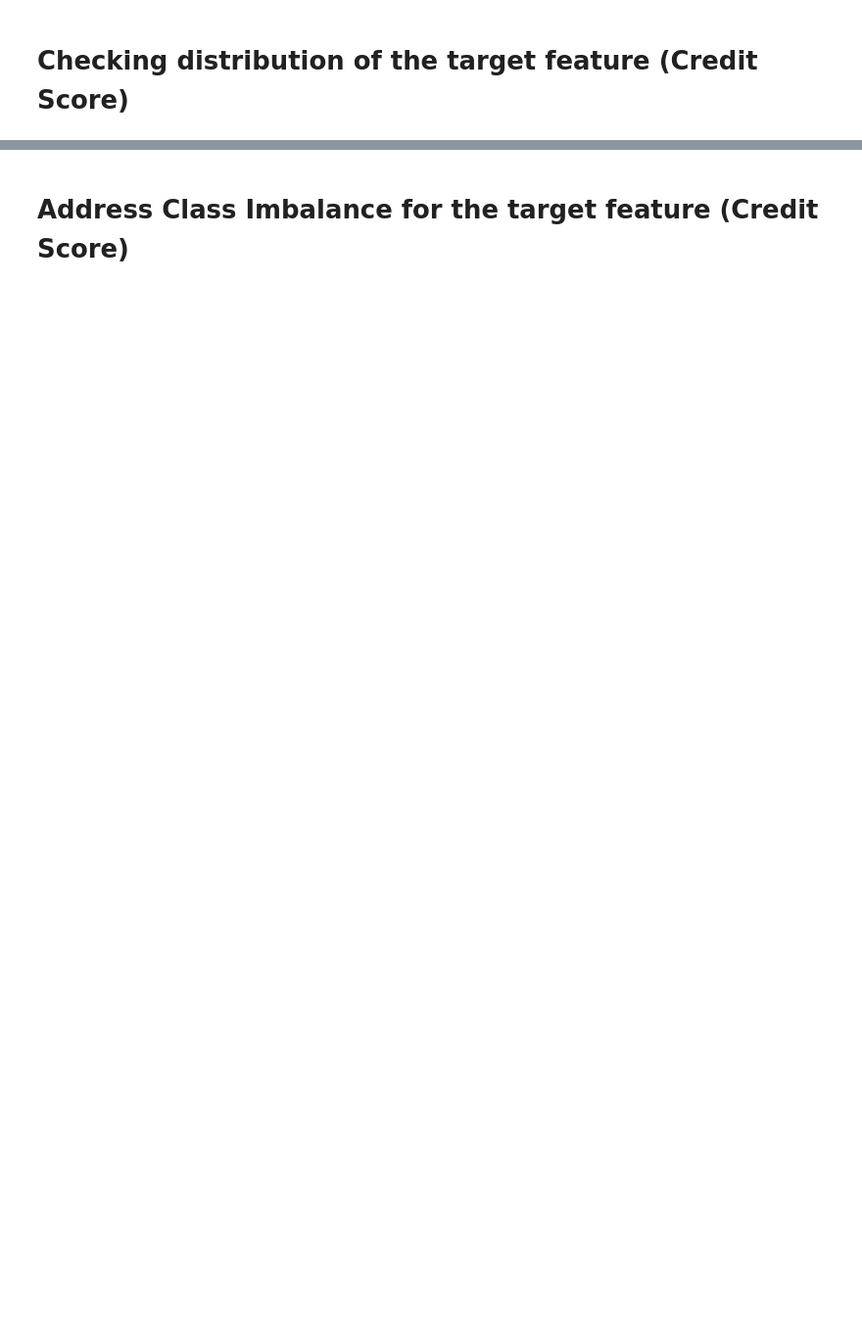
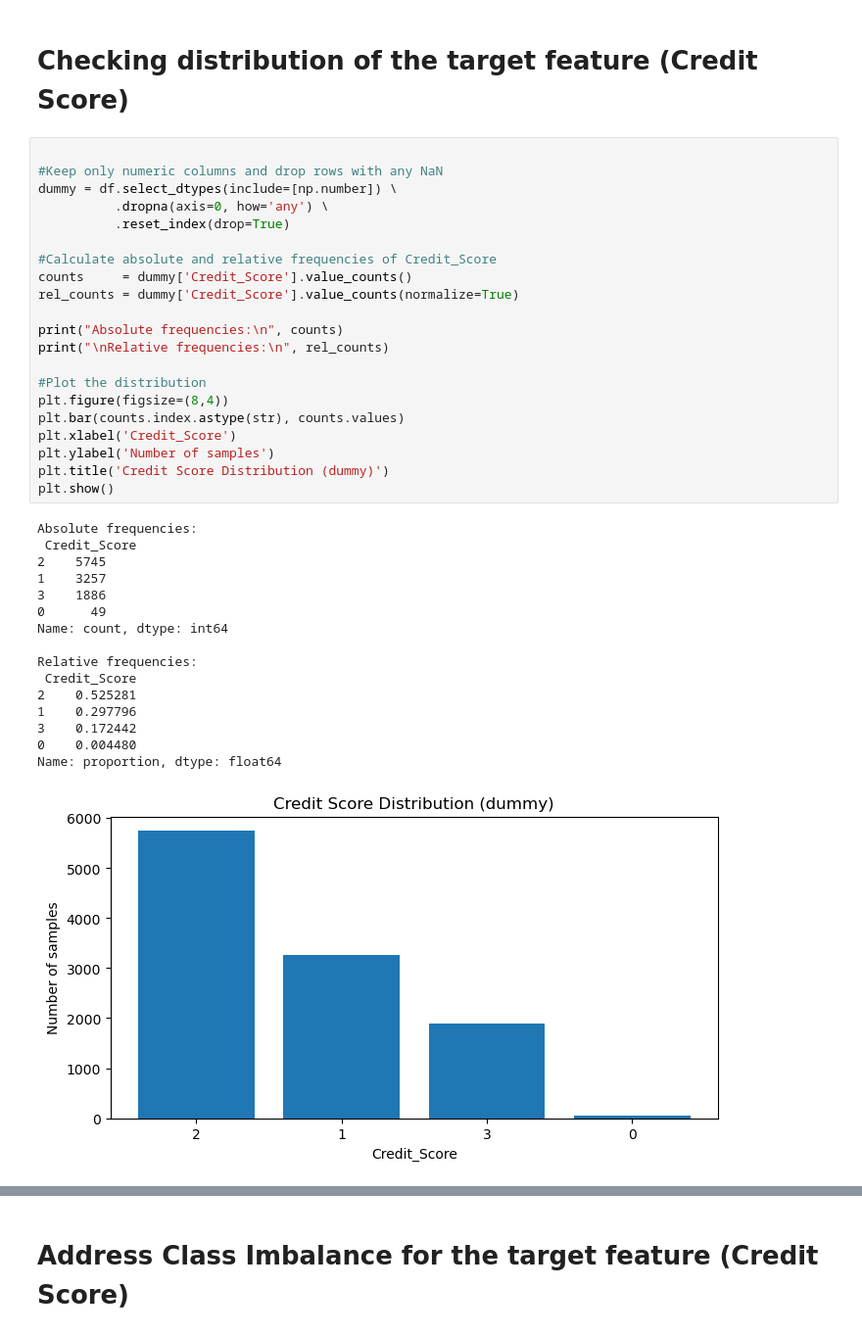
Before and after one commit to Simone-meli25/Credit_Score_Classification, a Jupyter notebook: notebooks/new_version.ipynb, the cells around one changed output, grey strips where cells are left out. Shown at 98% size. Cells and saved outputs as stored; diff of their text form; blank space fills up the shorter version.

```diff
--- a/notebooks/new_version.ipynb
+++ b/notebooks/new_version.ipynb
@@ -724,3 +724,41 @@ Loading data from c:\Users\Utente\Desktop\STUDIO\LUISS\ANNO_3\Advanced_Coding\Cr
 Loaded dataset with 10937 rows and 16 columns
 # %% [markdown]
 # Checking distribution of the target feature (Credit Score)
+# %%
+
+#Keep only numeric columns and drop rows with any NaN
+dummy = df.select_dtypes(include=[np.number]) \
+          .dropna(axis=0, how='any') \
+          .reset_index(drop=True)
+
+#Calculate absolute and relative frequencies of Credit_Score
+counts     = dummy['Credit_Score'].value_counts()
+rel_counts = dummy['Credit_Score'].value_counts(normalize=True)
+
+print("Absolute frequencies:\n", counts)
+print("\nRelative frequencies:\n", rel_counts)
+
+#Plot the distribution
+plt.figure(figsize=(8,4))
+plt.bar(counts.index.astype(str), counts.values)
+plt.xlabel('Credit_Score')
+plt.ylabel('Number of samples')
+plt.title('Credit Score Distribution (dummy)')
+plt.show()
+# %% [output]
+Absolute frequencies:
+ Credit_Score
+2    5745
+1    3257
+3    1886
+0      49
+Name: count, dtype: int64
+
+Relative frequencies:
+ Credit_Score
+2    0.525281
+1    0.297796
+3    0.172442
+0    0.004480
+Name: proportion, dtype: float64
+[figure, added]
```
Also changed, not shown: parts of 19 cells of this notebook.
